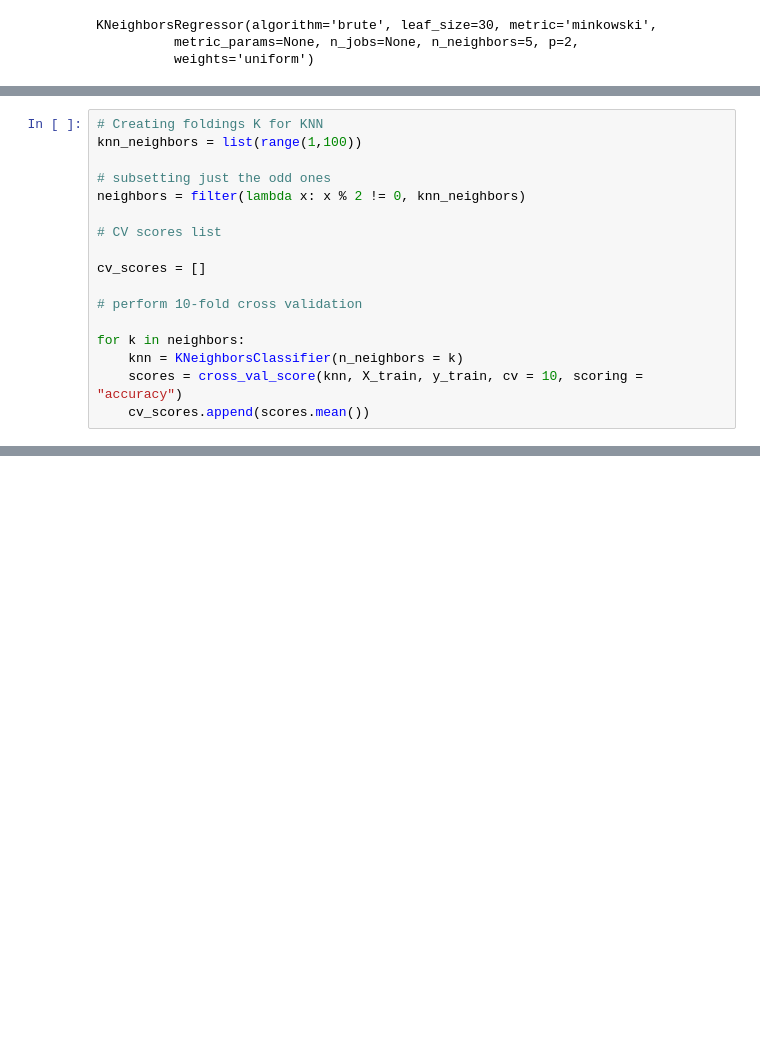
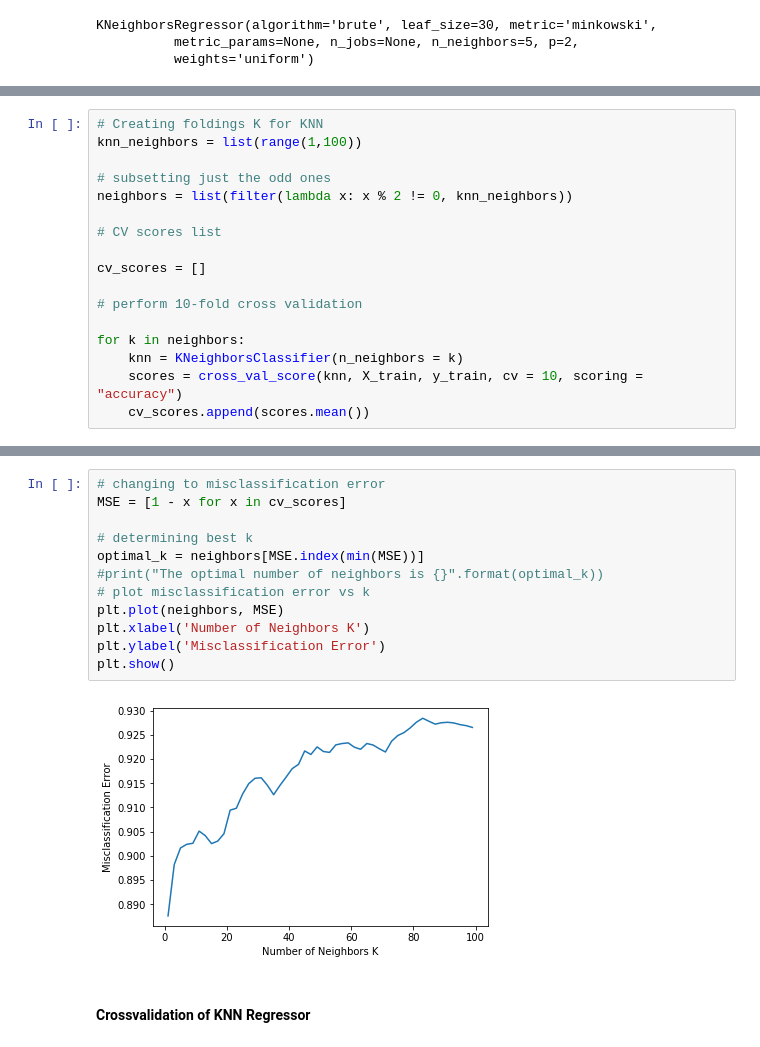
Before and after one commit to SimplifyData/Predict-Airbnb-Prices-in-Seattle, a Jupyter notebook: seattle_airbnb.ipynb, the cells around one changed output, grey strips where cells are left out. Drawn from its saved outputs; the diff is of its cells as text; blank space fills up the shorter version.

Commit message:
Cross Validation of KNN Regressor

```diff
--- a/seattle_airbnb.ipynb
+++ b/seattle_airbnb.ipynb
@@ -1385,7 +1385,7 @@ knn_mean_sq_err ** (1/2)
 knn_neighbors = list(range(1,100))
 
 # subsetting just the odd ones
-neighbors = filter(lambda x: x % 2 != 0, knn_neighbors)
+neighbors = list(filter(lambda x: x % 2 != 0, knn_neighbors))
 
 # CV scores list
 
@@ -1401,0 +1406,16 @@ NameError: name 'X_train' is not defined
+# %%
+# changing to misclassification error
+MSE = [1 - x for x in cv_scores]
+
+# determining best k
+optimal_k = neighbors[MSE.index(min(MSE))]
+#print("The optimal number of neighbors is {}".format(optimal_k))
+# plot misclassification error vs k
+plt.plot(neighbors, MSE)
+plt.xlabel('Number of Neighbors K')
+plt.ylabel('Misclassification Error')
+plt.show()
+# %% [output]
+[figure, added]
+# %% [markdown]
+#### Crossvalidation of KNN Regressor
```
Also changed, not shown: parts of 12 cells of this notebook.
